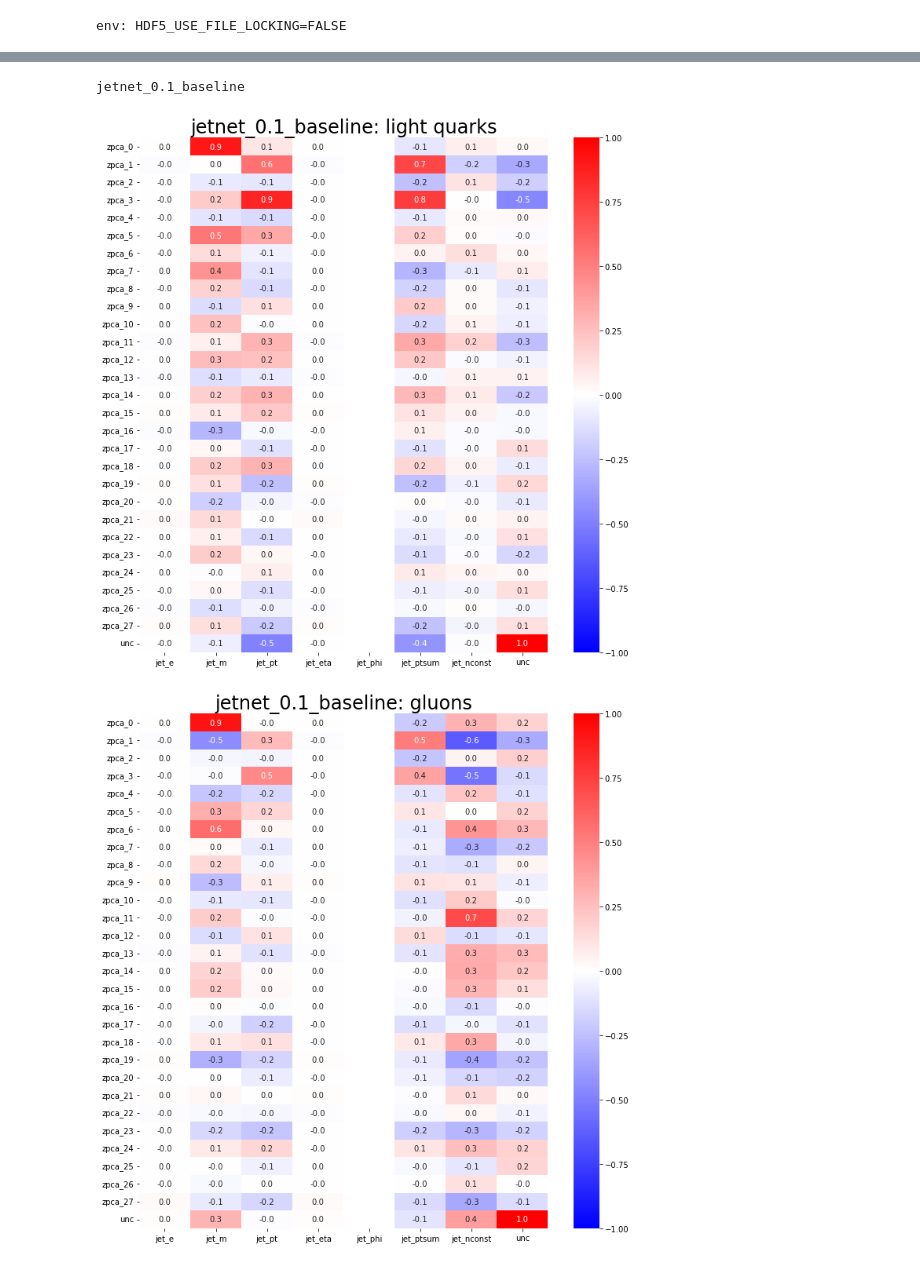
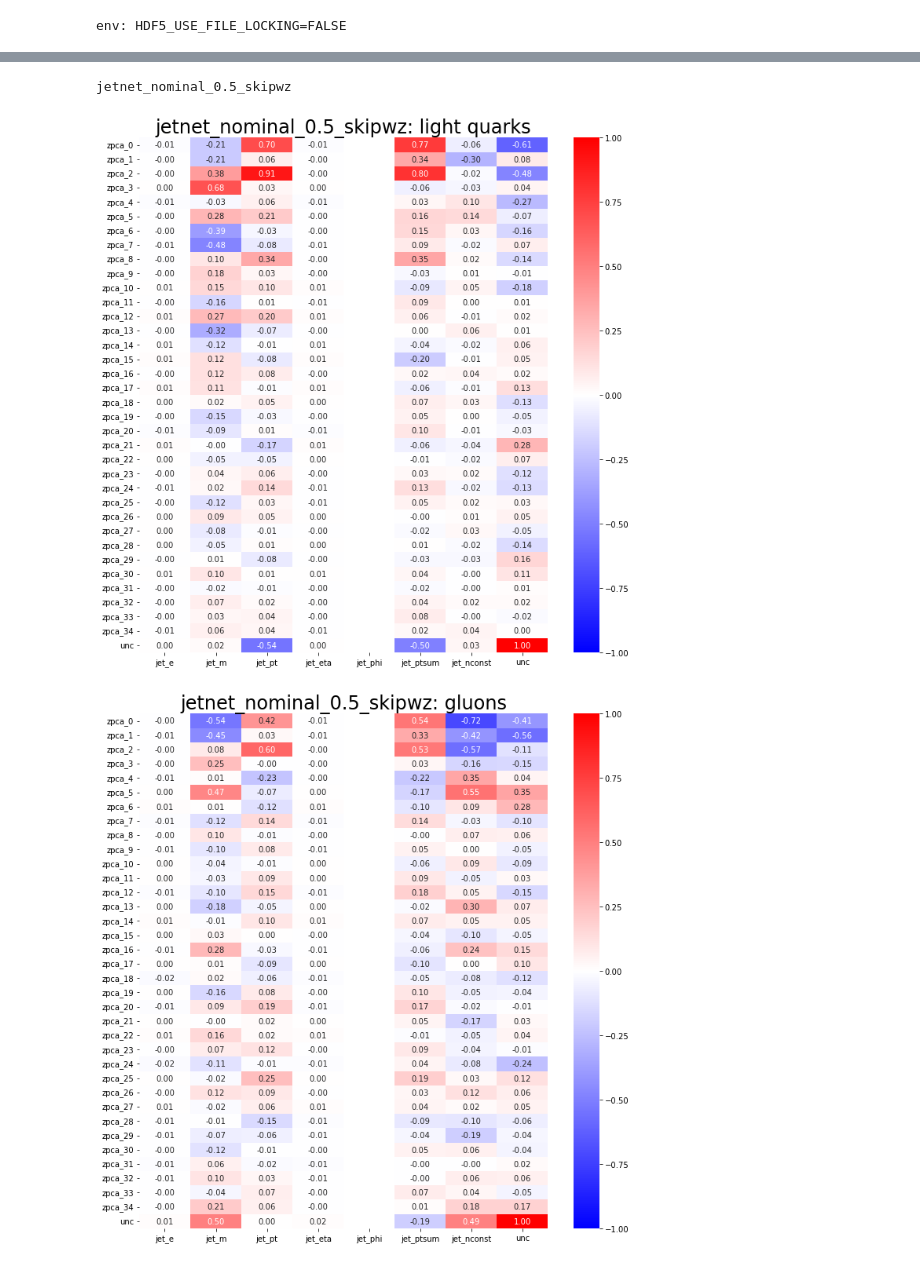
Before and after one commit to yorkiva/PFIN4UQAD, a Jupyter notebook: evaluation/PFIN-UQ-Corr.ipynb, the cells around one changed output, grey strips where cells are left out. Drawn from its saved outputs; the diff is of its cells as text; code cells hidden in the pictures.

```diff
--- a/evaluation/PFIN-UQ-Corr.ipynb
+++ b/evaluation/PFIN-UQ-Corr.ipynb
@@ -24,13 +24,13 @@ import seaborn as sns
 env: HDF5_USE_FILE_LOCKING=FALSE
 # %%
 #optional parameters to only evaluate certain models
-optional_dataset = 'jetnet'
-optional_tag = 'baseline'
+dataset = 'jetnet'
+optional_tag = 'nominal_0.5_skipwz'
 results_dir = 'results/'
 saved_model_loc = "../model/trained_models/"
 saved_model_dict_loc = "../model/trained_model_dicts/"
 
-result_files = sorted([f for f in os.listdir(results_dir) if optional_dataset in f and optional_tag in f
+result_files = sorted([f for f in os.listdir(results_dir) if dataset in f and optional_tag in f
                       and "Ensemble" not in f and "MCDO" not in f and '.h5' in f])
 print('\n'.join(result_files))
 # %% [output]
@@ -86,34 +79,34 @@ aug_cols = ['jet_e', 'jet_m', 'jet_pt', 'jet_eta', 'jet_phi', 'jet_ptsum', 'jet_
 
 for ii,key in enumerate(np.sort(all_keys)):
 
     model2explore = key
     print(key)
     labels, aug, uncs, latents = model_results[model2explore]['labels'], model_results[model2explore]['aug'], \
                                    model_results[model2explore]['uncs'],   model_results[model2explore]['latents']
     uncs = uncs[..., np.newaxis]
 
     pca = PCA(n_components=0.99)
     pca.fit(latents)
     for i in range(len(names)):
         indices = labels == i
 
         latents_pca = pca.fit_transform(latents)
 
         n_latents = latents_pca.shape[1]
         n_latents = latents_pca.shape[1]
         pca_cols = ["zpca_{}".format(i) for i in range(n_latents)]
         df_pca = pd.DataFrame(latents_pca[indices, :n_latents], columns = pca_cols)
         df_aug = pd.DataFrame(np.append(aug[indices], uncs[indices], axis=1), columns = aug_cols)
         df_pca_cols = df_pca.columns.tolist()
         df_pca_cols.append("unc")
         corrmat = pd.concat([df_pca, df_aug], axis=1).corr().loc[df_pca_cols, df_aug.columns]
         plt.figure(figsize=(10,10))
-        sns.heatmap(corrmat, annot = True, cmap='bwr', fmt='.1f',vmin= -1., vmax = 1.)
+        sns.heatmap(corrmat, annot = True, cmap='bwr', fmt='.2f',vmin= -1., vmax = 1.)
         plt.title(key + ": " + names[i], fontsize=24)
         plt.tight_layout()
         #plt.savefig("corr_matrices/"+key+"_class_" + names[i] + "_corr.pdf", dpi=600)
         plt.show()
 # %% [output]
-jetnet_0.1_baseline
+jetnet_nominal_0.5_skipwz
-[figure, old version]
+[figure, new version]
-[figure, old version]
+[figure, new version]
```
Also changed, not shown: parts of 4 cells of this notebook, 14 other files.
